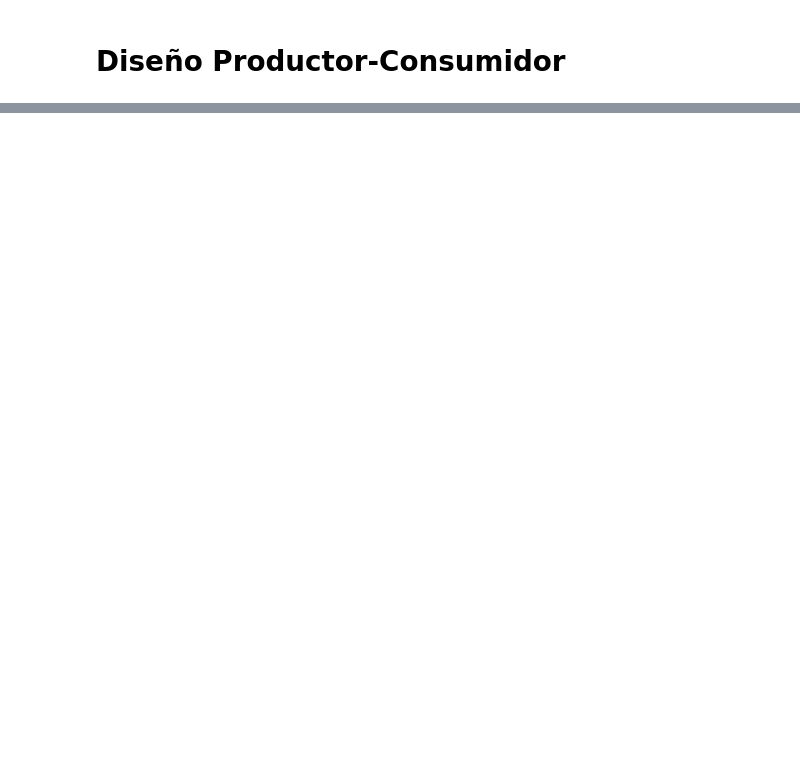
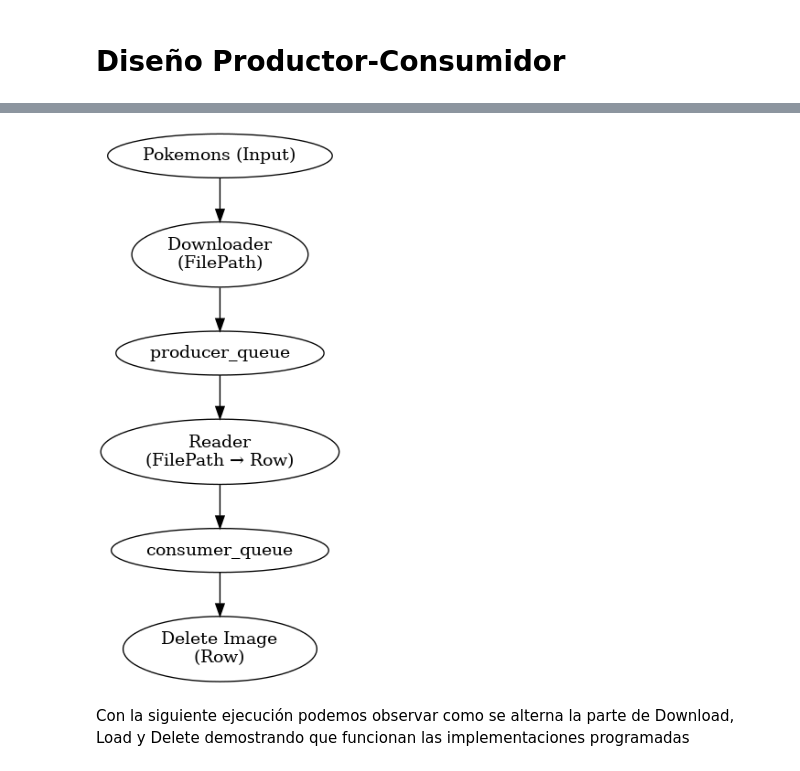
Before and after one commit to CarlosBaez11/computer-vision-data-loader, a Jupyter notebook: experiment.ipynb, the cells around one changed output, grey strips where cells are left out. Drawn from its saved outputs; the diff is of its cells as text; code cells hidden in the pictures; blank space fills up the shorter version.

```diff
--- a/experiment.ipynb
+++ b/experiment.ipynb
@@ -25 +23,38 @@ Los resultados son los siguientes:
+# %%
+from graphviz import Digraph
+
+def draw_pipeline():
+    dot = Digraph(comment="Asyncio Queues Pipeline", format="png")
+
+
+    dot.node("P", "Pokemons (Input)")
+    dot.node("D", "Downloader\n(FilePath)")
+    dot.node("Q1", "producer_queue")
+    dot.node("R", "Reader\n(FilePath → Row)")
+    dot.node("Q2", "consumer_queue")
+    dot.node("L", "Loader\n(Row)")
+    dot.node("L", "Delete Image\n(Row)")
+
+
+    dot.edge("P", "D")
+    dot.edge("D", "Q1")
+    dot.edge("Q1", "R")
+    dot.edge("R", "Q2")
+    dot.edge("Q2", "L")
+
+    return dot
+
+if __name__ == "__main__":
+    dot = draw_pipeline()
+    dot.render("pipeline", format="png")  # genera pipeline.png
+from graphviz import Digraph
+from IPython.display import Image
+
+dot = draw_pipeline()
+dot.render("pipeline", format="png")
+Image(filename="pipeline.png")
+# %% [output]
+[figure, added]
+# %% [markdown]
+Con la siguiente ejecución podemos observar como se alterna la parte de Download, Load y Delete demostrando que funcionan las implementaciones programadas
 # %%
```
Also changed, not shown: parts of 8 cells of this notebook, 6 other files.
